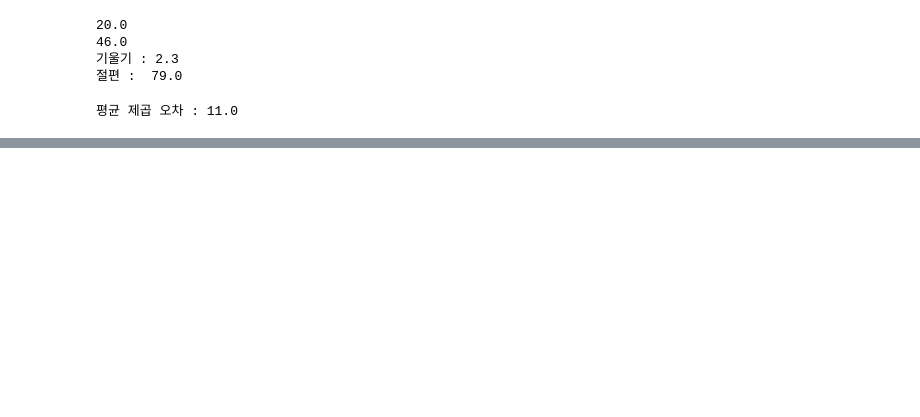
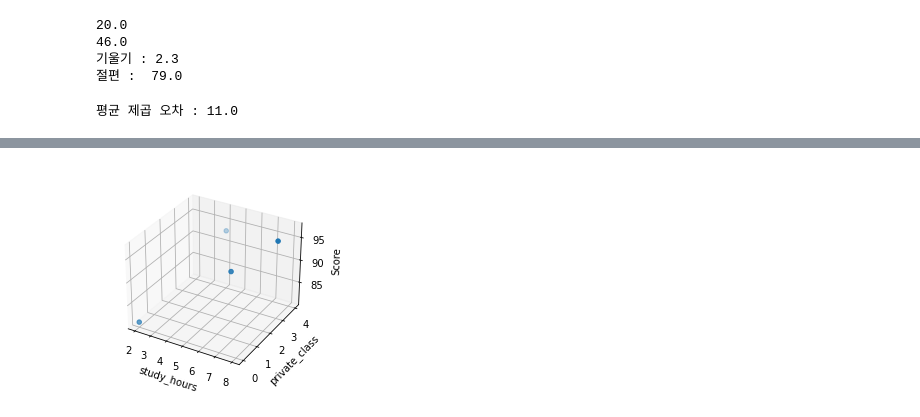
Before and after one commit to drifticee/mydatascience, a Jupyter notebook: 2020-08-13_deep.ipynb, the cells around one changed output, grey strips where cells are left out. Drawn from its saved outputs; the diff is of its cells as text; code cells hidden in the pictures; blank space fills up the shorter version.

```diff
--- a/2020-08-13_deep.ipynb
+++ b/2020-08-13_deep.ipynb
@@ -51,0 +111,22 @@ print("평균 제곱 오차 :" , mse)
+# %%
+import numpy as np
+import pandas as pd
+import matplotlib.pyplot as plt
+from mpl_toolkits import mplot3d
+
+
+data = [[2, 0, 81], [4, 4, 93], [6, 2, 91], [8, 3, 97]]
+x1 = [i[0] for i in data]
+x2 = [i[1] for i in data]
+y = [i[2] for i in data]
+
+
+ax = plt.axes(projection='3d')
+ax.set_xlabel('study_hours')
+ax.set_ylabel('private_class')
+ax.set_zlabel('Score')
+ax.dist = 11
+ax.scatter(x1, x2, y)
+plt.show()
+# %% [output]
+[figure, added]
```
Also changed, not shown: parts of 14 cells of this notebook.
